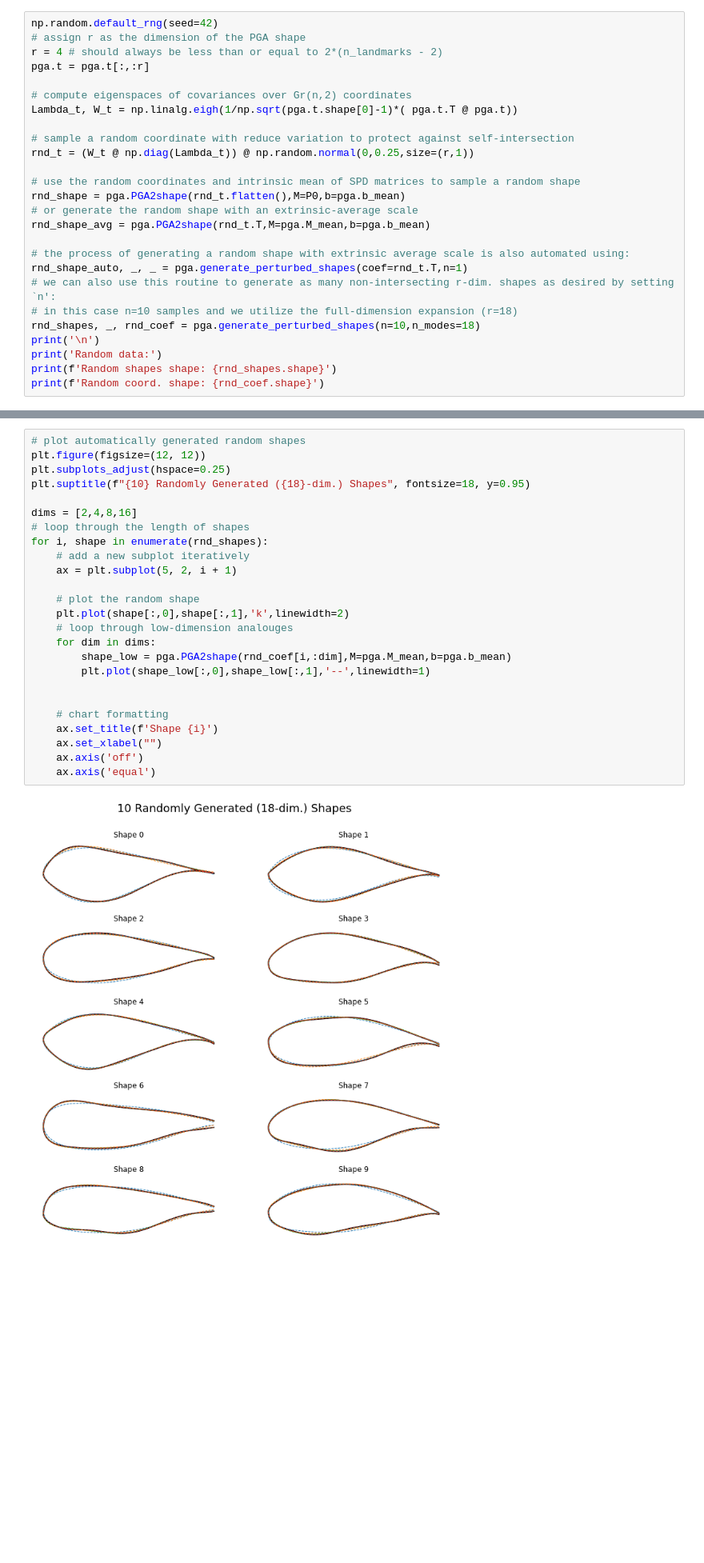
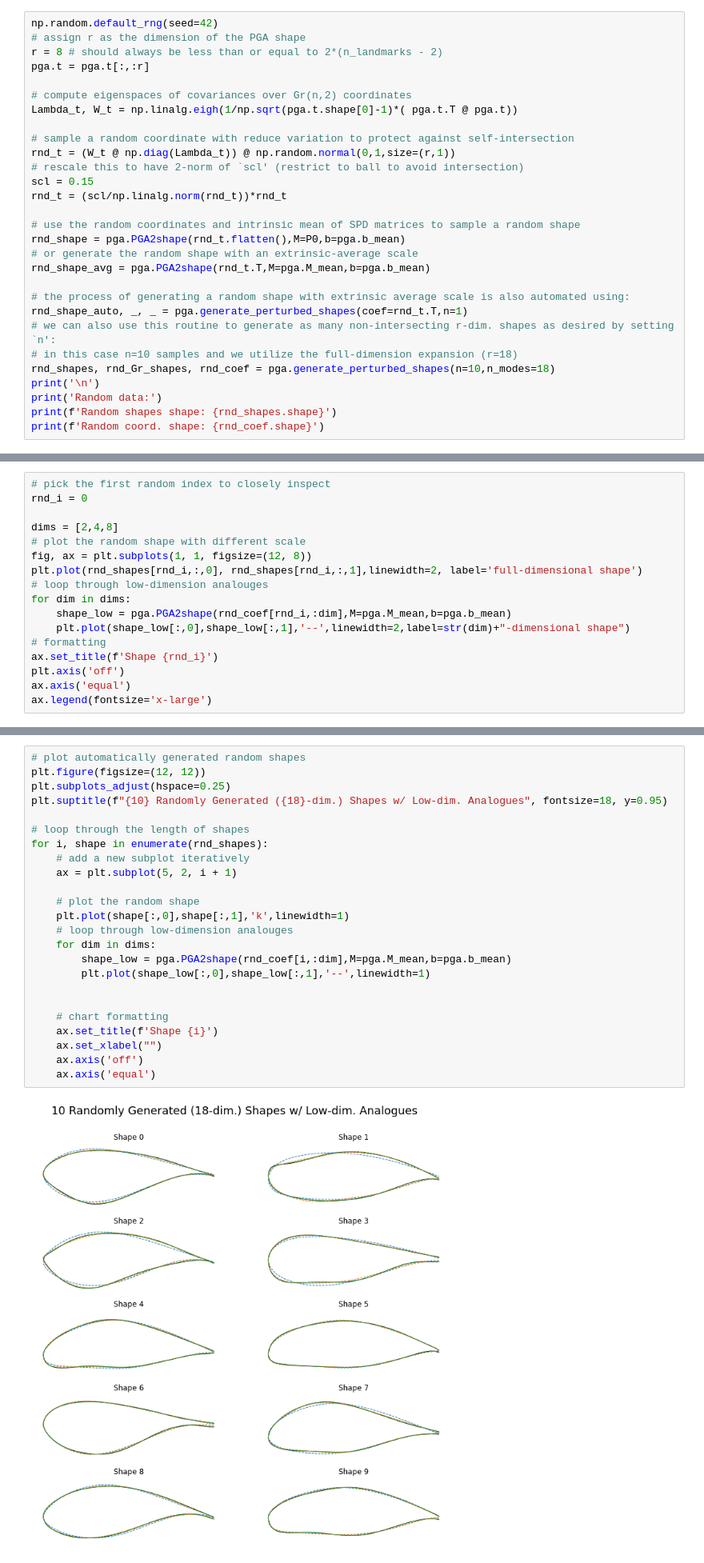
Before and after one commit to NREL/G2Aero, a Jupyter notebook: examples/notebooks/1_Generating_Airfoils.ipynb, the cells around one changed output, grey strips where cells are left out. Shown at 80% size. Drawn from its saved outputs; the diff is of its cells as text; blank space fills up the shorter version.

```diff
--- a/examples/notebooks/1_Generating_Airfoils.ipynb
+++ b/examples/notebooks/1_Generating_Airfoils.ipynb
@@ -57,14 +57,17 @@ Note: "warnings" are issued by the automated routine when a shape intersects its
 # %%
 np.random.default_rng(seed=42)
 # assign r as the dimension of the PGA shape
-r = 4 # should always be less than or equal to 2*(n_landmarks - 2)
+r = 8 # should always be less than or equal to 2*(n_landmarks - 2)
 pga.t = pga.t[:,:r]
 
 # compute eigenspaces of covariances over Gr(n,2) coordinates
 Lambda_t, W_t = np.linalg.eigh(1/np.sqrt(pga.t.shape[0]-1)*( pga.t.T @ pga.t))
 
 # sample a random coordinate with reduce variation to protect against self-intersection
-rnd_t = (W_t @ np.diag(Lambda_t)) @ np.random.normal(0,0.25,size=(r,1))
+rnd_t = (W_t @ np.diag(Lambda_t)) @ np.random.normal(0,1,size=(r,1))
+# rescale this to have 2-norm of `scl' (restrict to ball to avoid intersection)
+scl = 0.15
+rnd_t = (scl/np.linalg.norm(rnd_t))*rnd_t
 
 # use the random coordinates and intrinsic mean of SPD matrices to sample a random shape
 rnd_shape = pga.PGA2shape(rnd_t.flatten(),M=P0,b=pga.b_mean)
@@ -75,7 +78,7 @@ rnd_shape_avg = pga.PGA2shape(rnd_t.T,M=pga.M_mean,b=pga.b_mean)
 rnd_shape_auto, _, _ = pga.generate_perturbed_shapes(coef=rnd_t.T,n=1)
 # we can also use this routine to generate as many non-intersecting r-dim. shapes as desired by setting `n':
 # in this case n=10 samples and we utilize the full-dimension expansion (r=18)
-rnd_shapes, _, rnd_coef = pga.generate_perturbed_shapes(n=10,n_modes=18)
+rnd_shapes, rnd_Gr_shapes, rnd_coef = pga.generate_perturbed_shapes(n=10,n_modes=18)
 print('\n')
 print('Random data:')
 print(f'Random shapes shape: {rnd_shapes.shape}')
@@ -103,0 +113,17 @@ Let's also plot a smattering of our randomly generated shapes and compare them t
+# %%
+# pick the first random index to closely inspect
+rnd_i = 0
+
+dims = [2,4,8]
+# plot the random shape with different scale
+fig, ax = plt.subplots(1, 1, figsize=(12, 8))
+plt.plot(rnd_shapes[rnd_i,:,0], rnd_shapes[rnd_i,:,1],linewidth=2, label='full-dimensional shape')
+# loop through low-dimension analouges
+for dim in dims:
+    shape_low = pga.PGA2shape(rnd_coef[rnd_i,:dim],M=pga.M_mean,b=pga.b_mean)
+    plt.plot(shape_low[:,0],shape_low[:,1],'--',linewidth=2,label=str(dim)+"-dimensional shape")
+# formatting
+ax.set_title(f'Shape {rnd_i}')
+plt.axis('off')
+ax.axis('equal')
+ax.legend(fontsize='x-large')
@@ -104,27 +135,26 @@ Let's also plot a smattering of our randomly generated shapes and compare them t
 # %%
 # plot automatically generated random shapes
 plt.figure(figsize=(12, 12))
 plt.subplots_adjust(hspace=0.25)
-plt.suptitle(f"{10} Randomly Generated ({18}-dim.) Shapes", fontsize=18, y=0.95)
+plt.suptitle(f"{10} Randomly Generated ({18}-dim.) Shapes w/ Low-dim. Analogues", fontsize=18, y=0.95)
 
-dims = [2,4,8,16]
 # loop through the length of shapes
 for i, shape in enumerate(rnd_shapes):
     # add a new subplot iteratively
     ax = plt.subplot(5, 2, i + 1)
 
     # plot the random shape
-    plt.plot(shape[:,0],shape[:,1],'k',linewidth=2)
+    plt.plot(shape[:,0],shape[:,1],'k',linewidth=1)
     # loop through low-dimension analouges
     for dim in dims:
         shape_low = pga.PGA2shape(rnd_coef[i,:dim],M=pga.M_mean,b=pga.b_mean)
         plt.plot(shape_low[:,0],shape_low[:,1],'--',linewidth=1)
 
 
     # chart formatting
     ax.set_title(f'Shape {i}')
     ax.set_xlabel("")
     ax.axis('off')
     ax.axis('equal')
 # %% [output]
-[figure, old version]
+[figure, new version]
```
Also changed, not shown: parts of 14 cells of this notebook.
